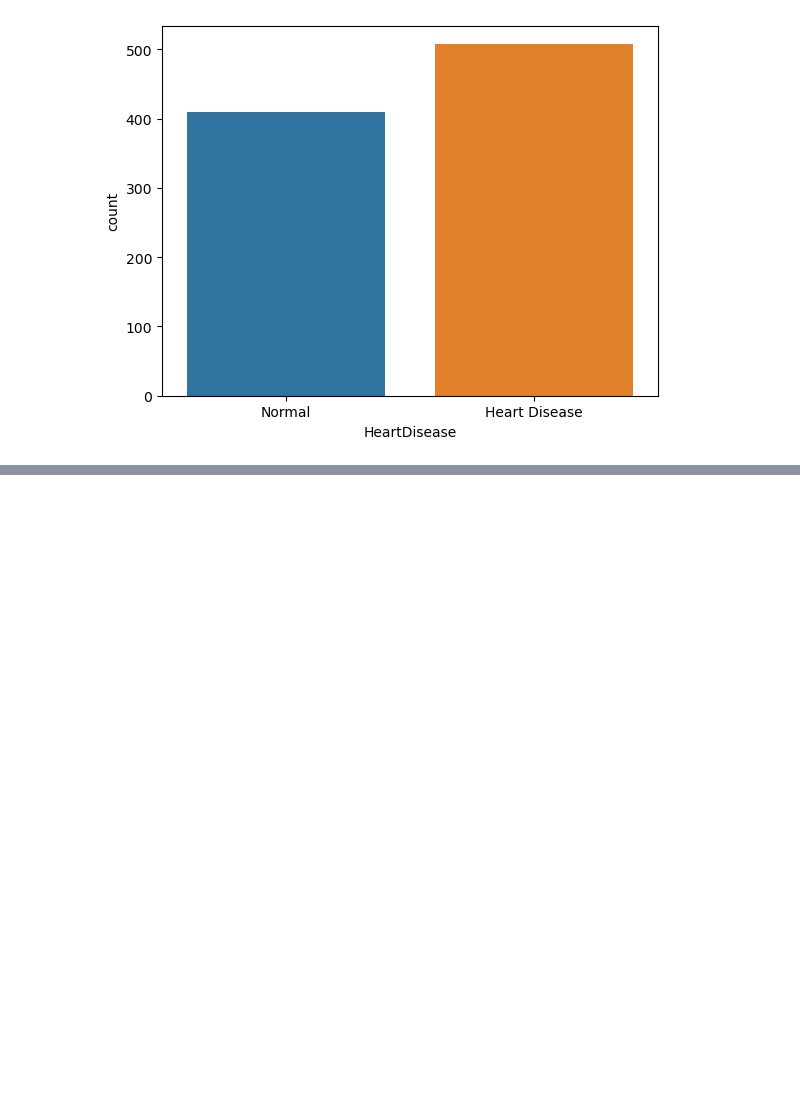
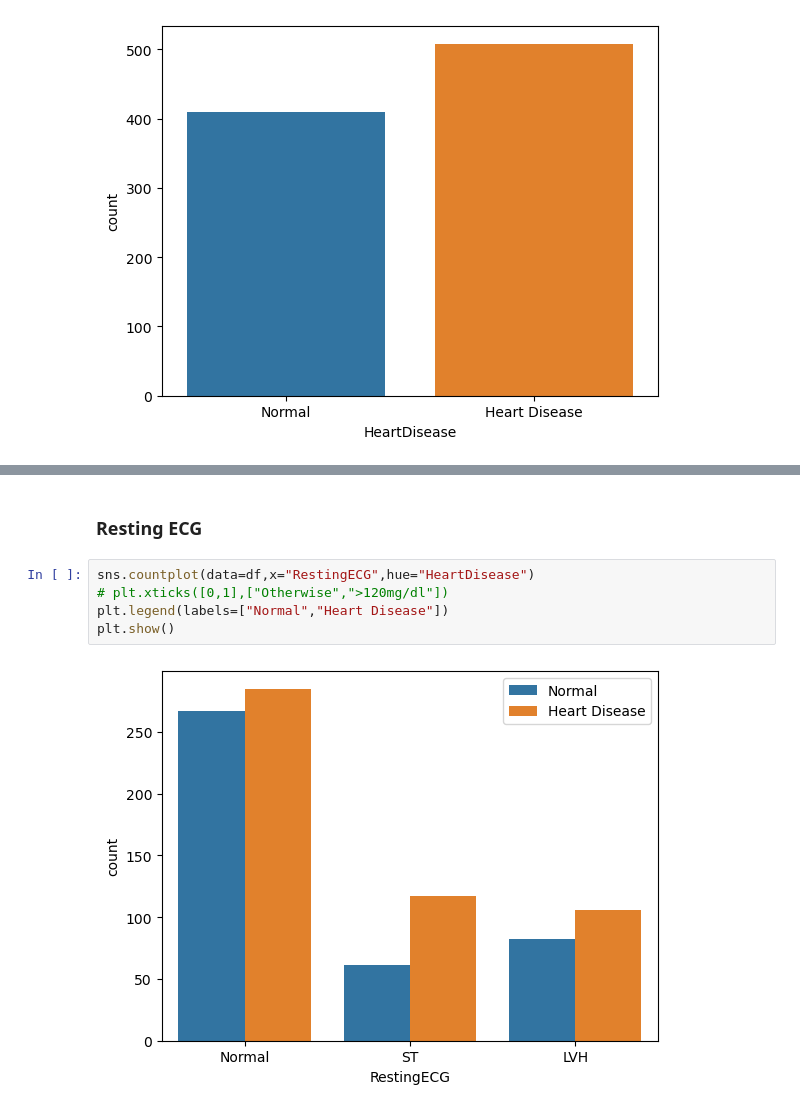
Before and after one commit to UzmaSayyeda/Heart-Disease-Analysis, a Jupyter notebook: heart_disease_analysis.ipynb, the cells around one changed output, grey strips where cells are left out. Saved outputs shown, nothing was run; the diff lists cells and outputs as text; blank space fills up the shorter version.

```diff
--- a/heart_disease_analysis.ipynb
+++ b/heart_disease_analysis.ipynb
@@ -164,0 +241,9 @@ plt.show()
+# %% [markdown]
+### Resting ECG
+# %%
+sns.countplot(data=df,x="RestingECG",hue="HeartDisease")
+# plt.xticks([0,1],["Otherwise",">120mg/dl"])
+plt.legend(labels=["Normal","Heart Disease"])
+plt.show()
+# %% [output]
+[figure, added]
```
Also changed, not shown: parts of 27 cells of this notebook.
